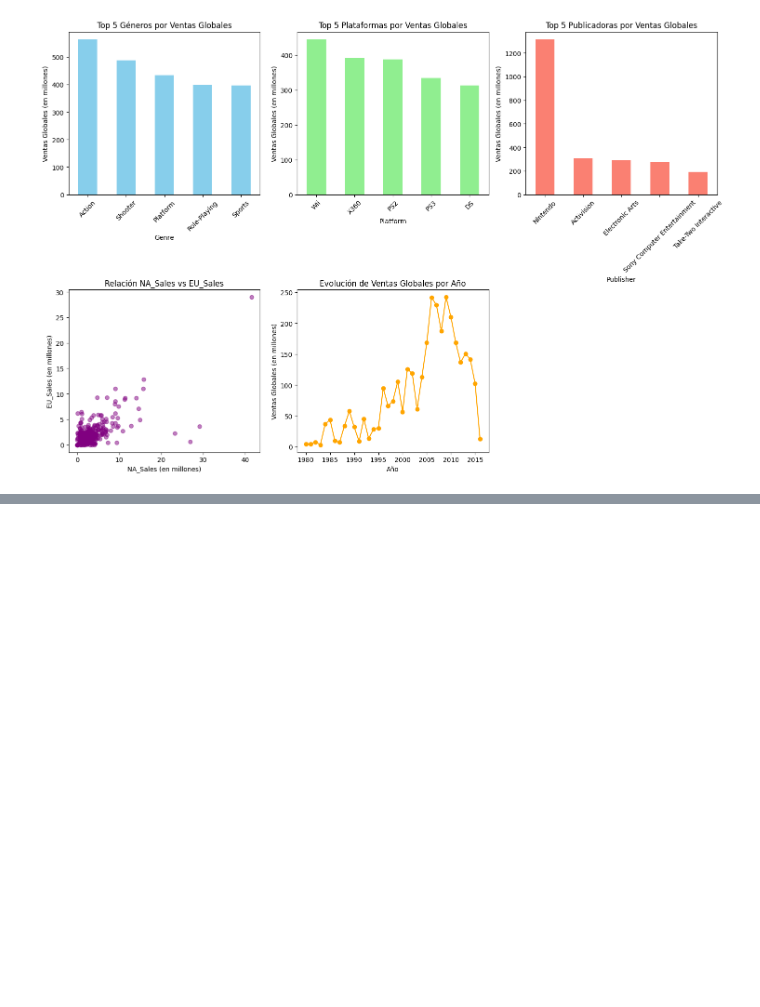
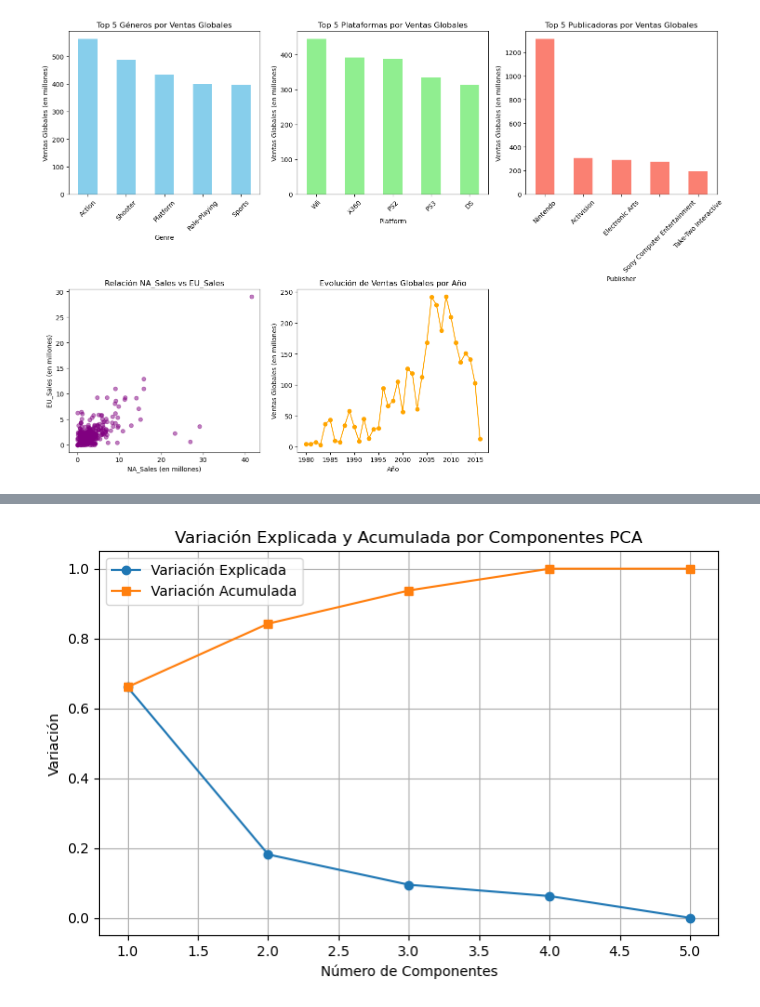
Before and after one commit to OzielLM/Proyecto_Mineria_Datos, a Jupyter notebook: Modelo_estrella.ipynb, the cells around one changed output, grey strips where cells are left out. Drawn from its saved outputs; the diff is of its cells as text; code cells hidden in the pictures; blank space fills up the shorter version.

Commit message:
[feat] Kmeans
Se realizo el código para evaluar nuestras variables de sales del csv con kmeans

```diff
--- a/Modelo_estrella.ipynb
+++ b/Modelo_estrella.ipynb
@@ -240,0 +251,4 @@ Datos insertados correctamente en la tabla 'fact_sales'.
+# %%
+df_kmeans = data[['NA_Sales', 'EU_Sales', 'JP_Sales', 'Other_Sales', 'Global_Sales']]
+
+df_kmeans.head()
@@ -240,0 +262,24 @@ Datos insertados correctamente en la tabla 'fact_sales'.
+# %%
+scaler = StandardScaler()
+datos_escalados = scaler.fit_transform(df_kmeans)
+# %%
+pca = PCA(n_components=5)
+componentes_pca = pca.fit_transform(datos_escalados)
+# %%
+variacion_explicada = pca.explained_variance_ratio_
+# %%
+variacion_acumulada = np.cumsum(variacion_explicada)
+
+plt.figure(figsize=(8, 5))
+plt.plot(range(1, len(variacion_explicada) + 1), variacion_explicada, marker='o', label='Variación Explicada')
+plt.plot(range(1, len(variacion_acumulada) + 1), variacion_acumulada, marker='s', label='Variación Acumulada')
+
+plt.xlabel('Número de Componentes')
+plt.ylabel('Variación')
+plt.title('Variación Explicada y Acumulada por Componentes PCA')
+plt.legend()
+plt.grid(True)
+
+plt.show()
+# %% [output]
+[figure, added]
```
Also changed, not shown: parts of 7 cells of this notebook.
